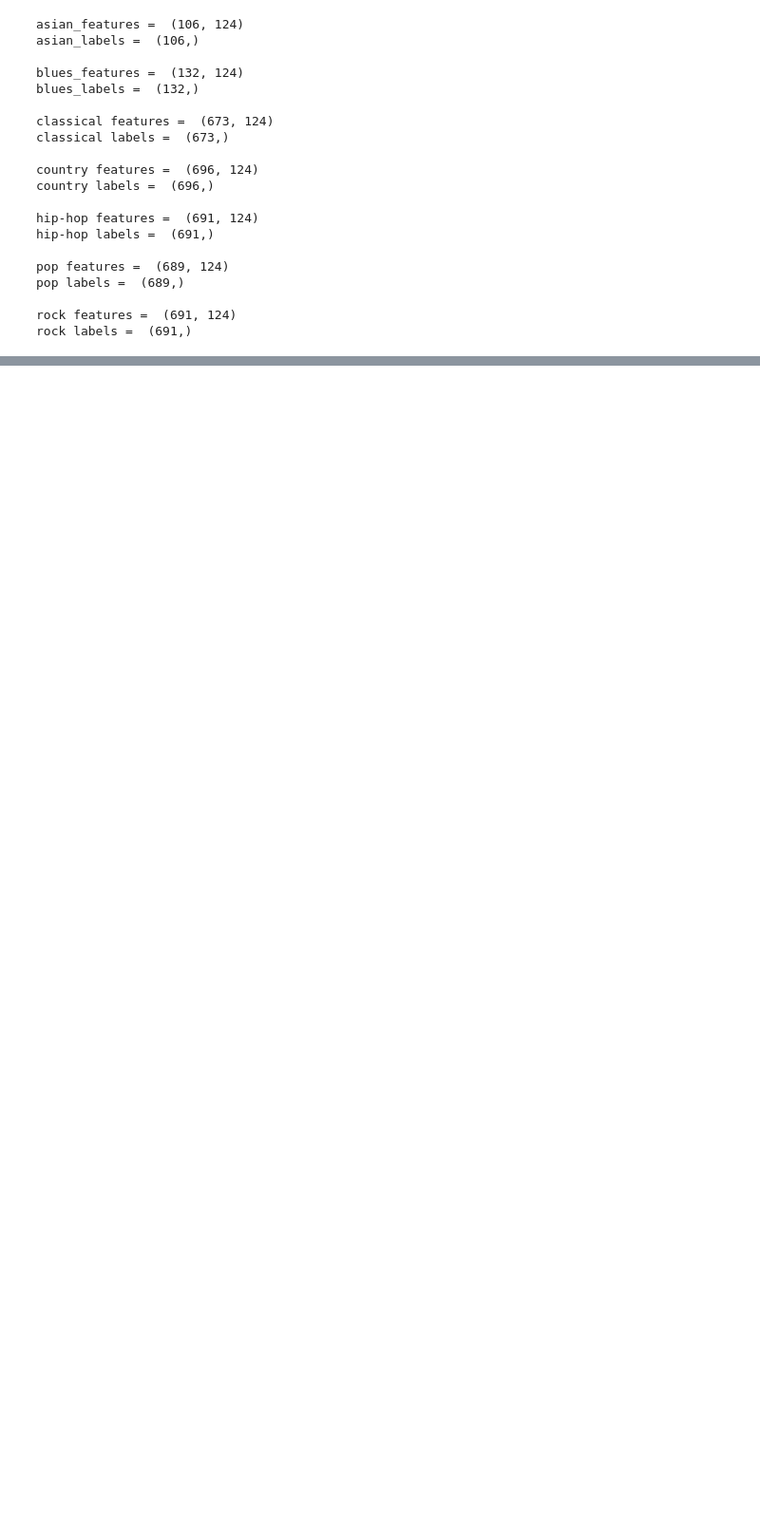
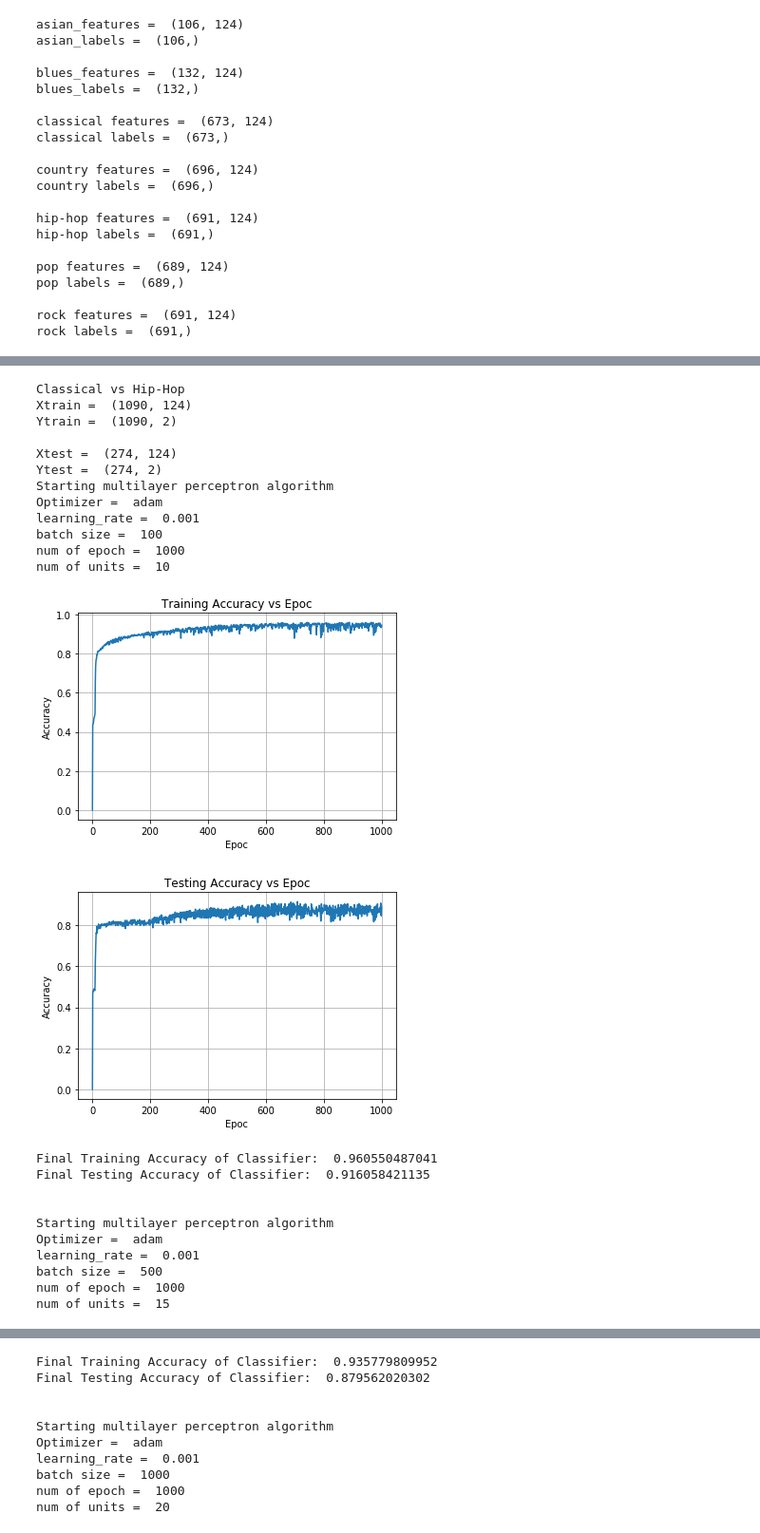
Before and after one commit to rpatel26/Cogs181_FinalProject, a Jupyter notebook: multilayer_perceptron_model.ipynb, the cells around one changed output, grey strips where cells are left out. Shown at 95% size. Cells and saved outputs as stored; diff of their text form; code cells hidden in the pictures; blank space fills up the shorter version.

```diff
--- a/multilayer_perceptron_model.ipynb
+++ b/multilayer_perceptron_model.ipynb
@@ -368,26 +392,48 @@ num of units =  10
 # %%
 # classical vs hip-hop
-Xtrain = np.concatenate( ( classical_features[0:classical_train,:], hipHop_features[0:hipHop_train,:] ), axis = 0 )
-Ytrain = np.concatenate( ( classical_labels[0:classical_train], hipHop_labels[0:hipHop_train] ), axis = 0 )
-Xtest = np.concatenate( ( classical_features[classical_train:,:], hipHop_features[hipHop_train:,:] ), axis = 0 )
-Ytest = np.concatenate( ( classical_labels[classical_train:], hipHop_labels[hipHop_train:] ), axis = 0 )
+Xtrain2 = np.concatenate( ( classical_features[0:classical_train,:], hipHop_features[0:hipHop_train,:] ), axis = 0 )
+Ytrain2 = np.concatenate( ( classical_labels[0:classical_train], hipHop_labels[0:hipHop_train] ), axis = 0 )
+Xtest2 = np.concatenate( ( classical_features[classical_train:,:], hipHop_features[hipHop_train:,:] ), axis = 0 )
+Ytest2 = np.concatenate( ( classical_labels[classical_train:], hipHop_labels[hipHop_train:] ), axis = 0 )
 
-Ytrain = pd.get_dummies(Ytrain).as_matrix()
-Ytest = pd.get_dummies(Ytest).as_matrix()
+Ytrain2 = pd.get_dummies(Ytrain2).as_matrix()
+Ytest2 = pd.get_dummies(Ytest2).as_matrix()
 
 n_classes = 2
 
-print "done setting up training set"
-print "Xtrain = ", Xtrain.shape
-print "Ytrain = ", Ytrain.shape
-print "\nXtest = ", Xtest.shape
-print "Ytest = ", Ytest.shape
+print "Classical vs Hip-Hop"
+print "Xtrain = ", Xtrain2.shape
+print "Ytrain = ", Ytrain2.shape
+print "\nXtest = ", Xtest2.shape
+print "Ytest = ", Ytest2.shape
 
-# i = num_epoch, j = num_units, k = num_batch
-for i in range( 100, 1100, 300 ):
-    for j in range( 10, 25, 5 ):
-        for k in range( 100, 1100, 300 ):
-            multilayerPerceptron( Xtrain, Ytrain, Xtest, Ytest, n_classes, num_epoch = i, num_units = j, num_batch = k )
-            print "\n"
-
-#multilayerPerceptron( Xtrain, Ytrain, Xtest, Ytest, n_classes, optm = 'adam', num_epoch = 1000 )
+multilayerPerceptron( Xtrain2, Ytrain2, Xtest2, Ytest2, n_classes, optm = 'adam', num_epoch = 1000, num_units = 10, num_batch = 100 )
+print "\n"
+multilayerPerceptron( Xtrain2, Ytrain2, Xtest2, Ytest2, n_classes, optm = 'adam', num_epoch = 1000, num_units = 15, num_batch = 500 )
+print "\n"
+multilayerPerceptron( Xtrain2, Ytrain2, Xtest2, Ytest2, n_classes, optm = 'adam', num_epoch = 1000, num_units = 20, num_batch = 1000 )
+# %% [output]
+Classical vs Hip-Hop
+Xtrain =  (1090, 124)
+Ytrain =  (1090, 2)
+
+Xtest =  (274, 124)
+Ytest =  (274, 2)
+Starting multilayer perceptron algorithm
+Optimizer =  adam
+learning_rate =  0.001
+batch size =  100
+num of epoch =  1000
+num of units =  10
+[figure, added]
+[figure, added]
+Final Training Accuracy of Classifier:  0.960550487041
+Final Testing Accuracy of Classifier:  0.916058421135
+
+
+Starting multilayer perceptron algorithm
+Optimizer =  adam
+learning_rate =  0.001
+batch size =  500
+num of epoch =  1000
+num of units =  15
@@ -393,0 +442,10 @@ for i in range( 100, 1100, 300 ):
+Final Training Accuracy of Classifier:  0.935779809952
+Final Testing Accuracy of Classifier:  0.879562020302
+
+
+Starting multilayer perceptron algorithm
+Optimizer =  adam
+learning_rate =  0.001
+batch size =  1000
+num of epoch =  1000
+num of units =  20
```
Also changed, not shown: parts of 5 cells of this notebook.
